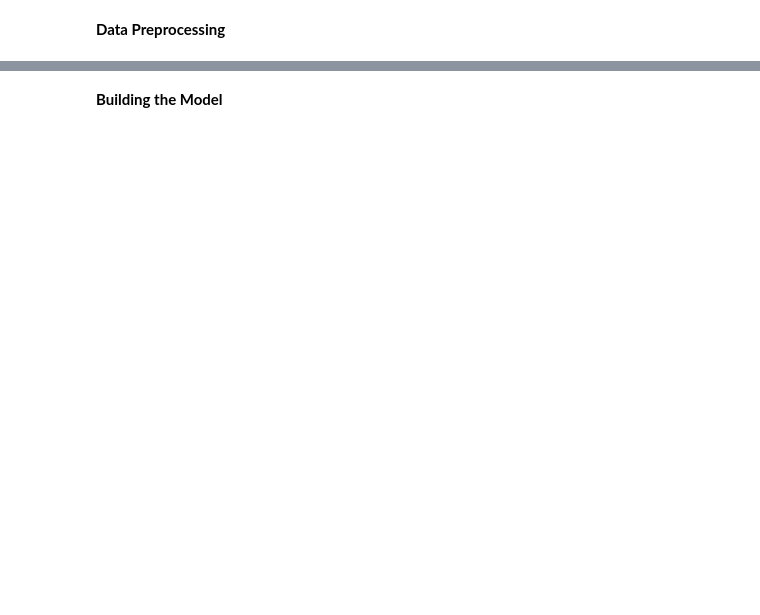
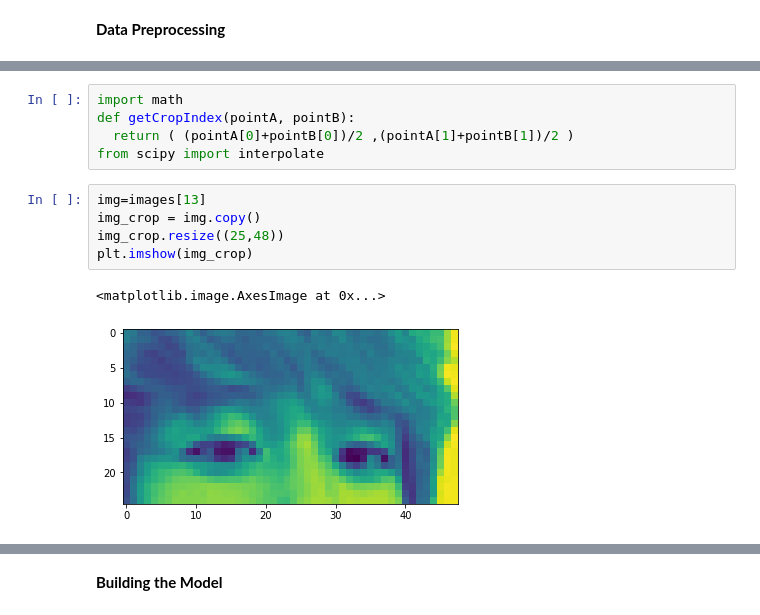
Before and after one commit to nuha14m/facemask-emotion-recognition, a Jupyter notebook: facemask_emotion.ipynb, the cells around one changed output, grey strips where cells are left out. Cells and saved outputs as stored; diff of their text form; blank space fills up the shorter version.

```diff
--- a/facemask_emotion.ipynb
+++ b/facemask_emotion.ipynb
@@ -44,0 +74,13 @@ width, height = 48, 48
+# %%
+import math
+def getCropIndex(pointA, pointB):
+  return ( (pointA[0]+pointB[0])/2 ,(pointA[1]+pointB[1])/2 )
+from scipy import interpolate
+# %%
+img=images[13]
+img_crop = img.copy()
+img_crop.resize((25,48))
+plt.imshow(img_crop)
+# %% [output]
+<matplotlib.image.AxesImage at 0x...>
+[figure, added]
```
Also changed, not shown: parts of 26 cells of this notebook.
